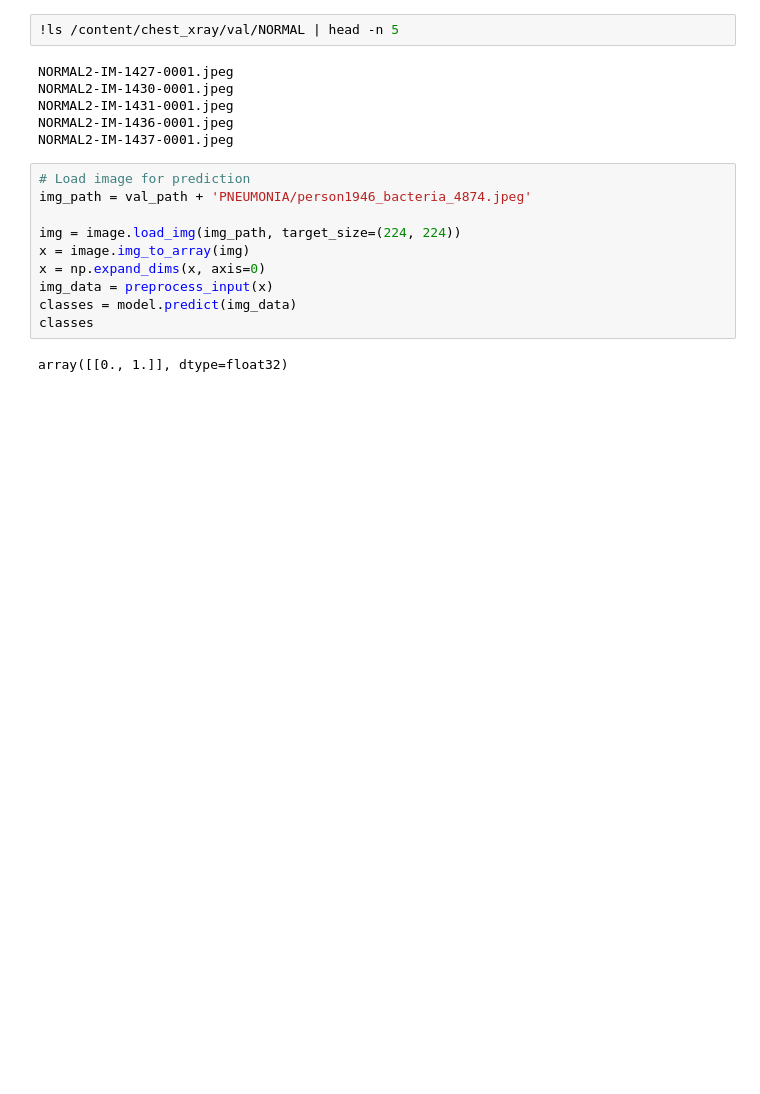
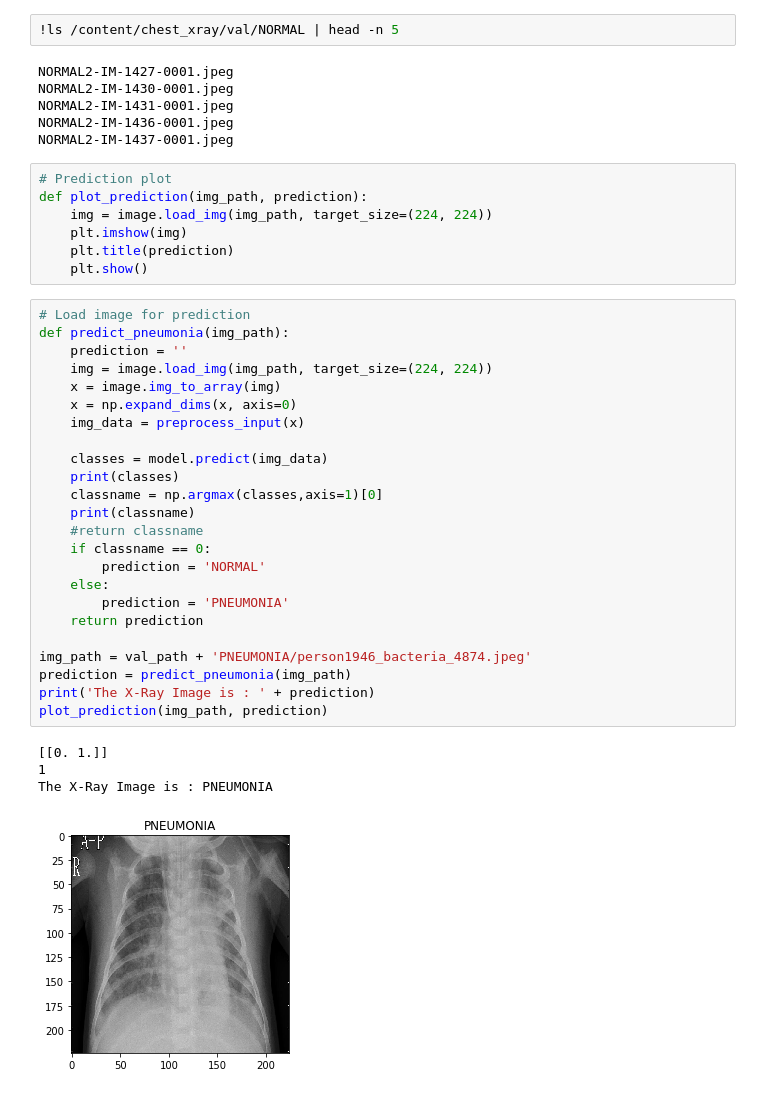
Before and after one commit to jayant2014/pnemumonia-prediction, a Jupyter notebook: Chest_X_Ray_Pneumonia_Detection1.ipynb, the cells around one changed output. Drawn from its saved outputs; the diff is of its cells as text; blank space fills up the shorter version.

```diff
--- a/Chest_X_Ray_Pneumonia_Detection1.ipynb
+++ b/Chest_X_Ray_Pneumonia_Detection1.ipynb
@@ -270,15 +270,39 @@ NORMAL2-IM-1430-0001.jpeg
 NORMAL2-IM-1431-0001.jpeg
 NORMAL2-IM-1436-0001.jpeg
 NORMAL2-IM-1437-0001.jpeg
+# %%
+# Prediction plot
+def plot_prediction(img_path, prediction):
+    img = image.load_img(img_path, target_size=(224, 224))
+    plt.imshow(img)
+    plt.title(prediction)
+    plt.show()
 # %%
 # Load image for prediction
+def predict_pneumonia(img_path):
+    prediction = ''
+    img = image.load_img(img_path, target_size=(224, 224))
+    x = image.img_to_array(img)
+    x = np.expand_dims(x, axis=0)
+    img_data = preprocess_input(x)
+
+    classes = model.predict(img_data)
+    print(classes)
+    classname = np.argmax(classes,axis=1)[0]
+    print(classname)
+    #return classname
+    if classname == 0:
+        prediction = 'NORMAL'
+    else:
+        prediction = 'PNEUMONIA'
+    return prediction
+
 img_path = val_path + 'PNEUMONIA/person1946_bacteria_4874.jpeg'
-
-img = image.load_img(img_path, target_size=(224, 224))
-x = image.img_to_array(img)
-x = np.expand_dims(x, axis=0)
-img_data = preprocess_input(x)
-classes = model.predict(img_data)
-classes
+prediction = predict_pneumonia(img_path)
+print('The X-Ray Image is : ' + prediction)
+plot_prediction(img_path, prediction)
 # %% [output]
-array([[0., 1.]], dtype=float32)
+[[0. 1.]]
+1
+The X-Ray Image is : PNEUMONIA
+[figure, added]
```
Also changed, not shown: parts of 16 cells of this notebook.
